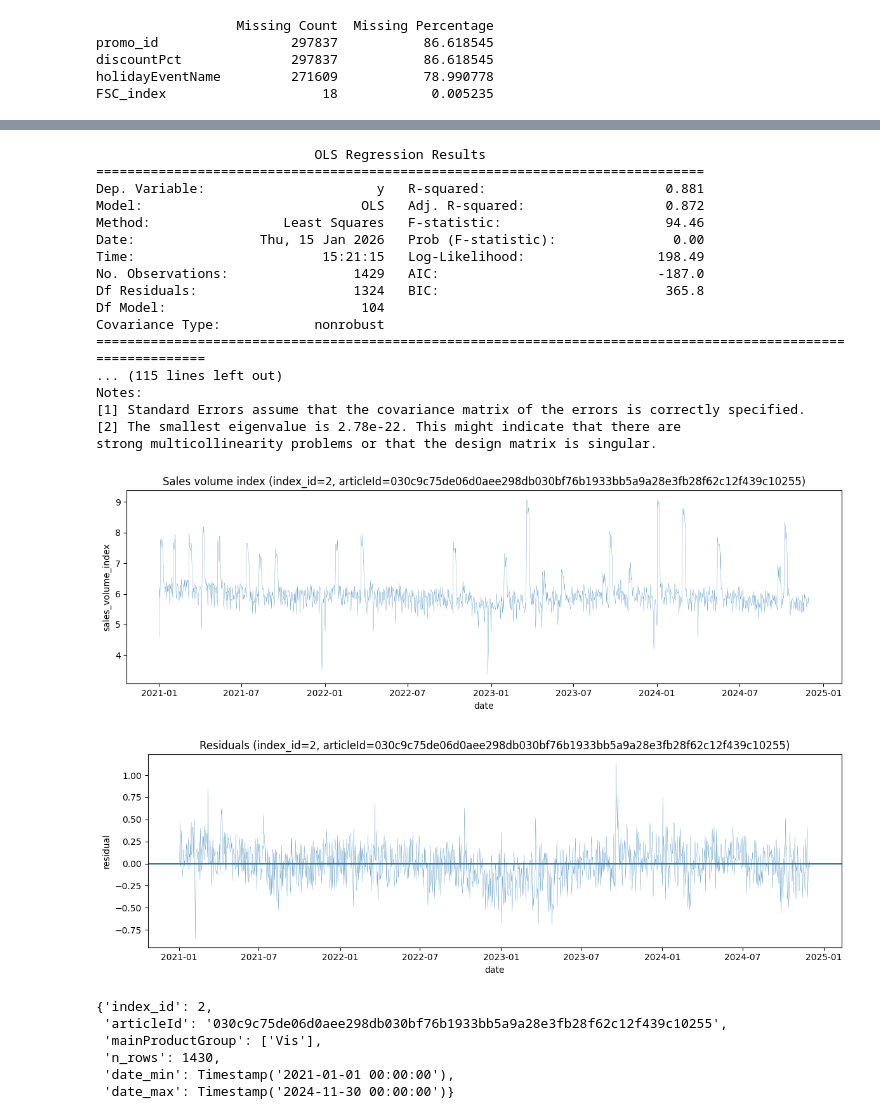
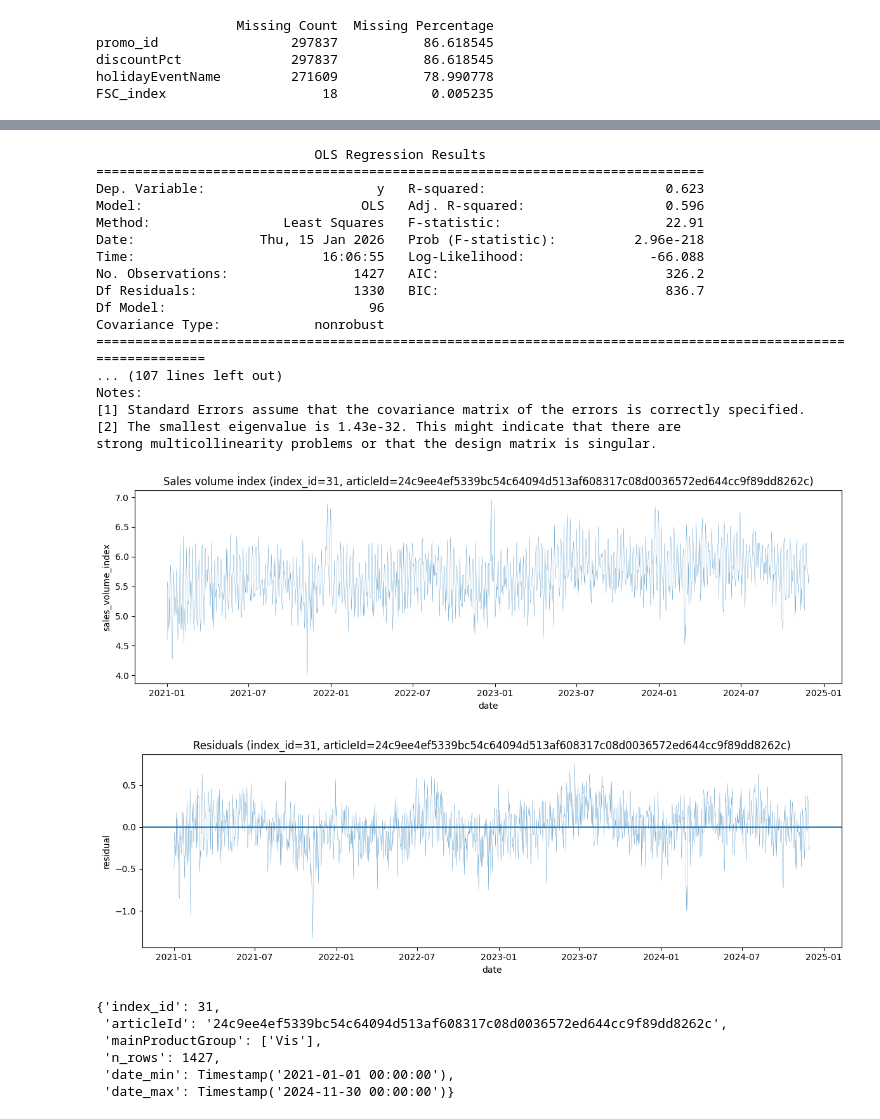
Before and after one commit to gavss2891/BAQM_Seminar, a Jupyter notebook: individual_specific_OLS.ipynb, the cells around one changed output, grey strips where cells are left out. Drawn from its saved outputs; the diff is of its cells as text; code cells hidden in the pictures.

```diff
--- a/individual_specific_OLS.ipynb
+++ b/individual_specific_OLS.ipynb
@@ -97,7 +41,15 @@ FSC_index                    18            0.005235
 df = df_master_train.copy()
 
 # promo_id is not used in the model, the rest are subsumed by other variables
-df = df.drop(columns=["promo_id", "category", "holidayEventIndicator", "workingDayIndicator"], errors="ignore")
+df = df.drop(
+    columns=[
+        "promo_id", "category", "holidayEventIndicator", "workingDayIndicator",
+        "max_temp", "min_temp", "sunshine_hours", "precip_duration",
+        "mean_wind_speed", "max_gust"
+    ],
+    errors="ignore"
+)
+
 df = df.dropna(subset=["FSC_index"])                 # drop obs if FSC_index is null
 df["discountPct"] = df["discountPct"].fillna(0)      # set discountPct null to 0
 df["holidayEventName"] = df["holidayEventName"].fillna("__NO_EVENT__")
@@ -222,16 +173,8 @@ def run_article_ols(index_id: int):
 
     y = d["sales_volume_index"].astype(float)
 
-    base_cols = [
-        "storeCount", "FSC_index", "discountPct",
-        "max_temp", "min_temp", "sunshine_hours", "precip_duration",
-        "mean_wind_speed", "max_gust"
-    ]
+    base_cols = ["storeCount", "FSC_index", "discountPct"]
     X = d[base_cols].astype(float)
-
-    # Add lagged 1 day sales_volume_index
-    X["sales_volume_index_lag1"] = d["sales_volume_index"].shift(1).astype(float)
-    X["sales_volume_index_lag3"] = d["sales_volume_index"].shift(1).astype(float)
 
     # categorical controls
     cat = pd.get_dummies(d[["holidayEventName", "doWName"]], drop_first=True)
@@ -255,49 +198,49 @@ def run_article_ols(index_id: int):
 
     # original time series
     plt.figure(figsize=(12, 4))
     plt.plot(d["date"], d["sales_volume_index"].astype(float),linewidth=0.2)
     plt.title(f"Sales volume index (index_id={index_id}, articleId={aid})")
     plt.xlabel("date"); plt.ylabel("sales_volume_index")
     plt.tight_layout()
     plt.show()
 
     # residuals
     plt.figure(figsize=(12, 4))
     plt.plot(dates, model.resid, linewidth=0.2)
     plt.axhline(0)
     plt.title(f"Residuals (index_id={index_id}, articleId={aid})")
     plt.xlabel("date"); plt.ylabel("residual")
     plt.tight_layout()
     plt.show()
 
     return attrs
 
 # Example:
-attrs = run_article_ols(2)
+attrs = run_article_ols(31)
 attrs
 # %% [output]
                             OLS Regression Results
 ==============================================================================
-Dep. Variable:                      y   R-squared:                       0.881
-Model:                            OLS   Adj. R-squared:                  0.872
-Method:                 Least Squares   F-statistic:                     94.46
-Date:                Thu, 15 Jan 2026   Prob (F-statistic):               0.00
-Time:                        15:21:15   Log-Likelihood:                 198.49
-No. Observations:                1429   AIC:                            -187.0
-Df Residuals:                    1324   BIC:                             365.8
-Df Model:                         104
+Dep. Variable:                      y   R-squared:                       0.623
+Model:                            OLS   Adj. R-squared:                  0.596
+Method:                 Least Squares   F-statistic:                     22.91
+Date:                Thu, 15 Jan 2026   Prob (F-statistic):          2.96e-218
+Time:                        16:06:55   Log-Likelihood:                -66.088
+No. Observations:                1427   AIC:                             326.2
+Df Residuals:                    1330   BIC:                             836.7
+Df Model:                          96
 Covariance Type:            nonrobust
 ==============================================================================================================
-... (115 lines left out)
+... (107 lines left out)
 Notes:
 [1] Standard Errors assume that the covariance matrix of the errors is correctly specified.
-[2] The smallest eigenvalue is 2.78e-22. This might indicate that there are
+[2] The smallest eigenvalue is 1.43e-32. This might indicate that there are
 strong multicollinearity problems or that the design matrix is singular.
-[figure, old version]
+[figure, new version]
-[figure, old version]
+[figure, new version]
-{'index_id': 2,
- 'articleId': '030c9c75de06d0aee298db030bf76b1933bb5a9a28e3fb28f62c12f439c10255',
+{'index_id': 31,
+ 'articleId': '24c9ee4ef5339bc54c64094d513af608317c08d0036572ed644cc9f89dd8262c',
  'mainProductGroup': ['Vis'],
- 'n_rows': 1430,
+ 'n_rows': 1427,
  'date_min': Timestamp('2021-01-01 00:00:00'),
  'date_max': Timestamp('2024-11-30 00:00:00')}
```
Also changed, not shown: parts of 8 cells of this notebook.
